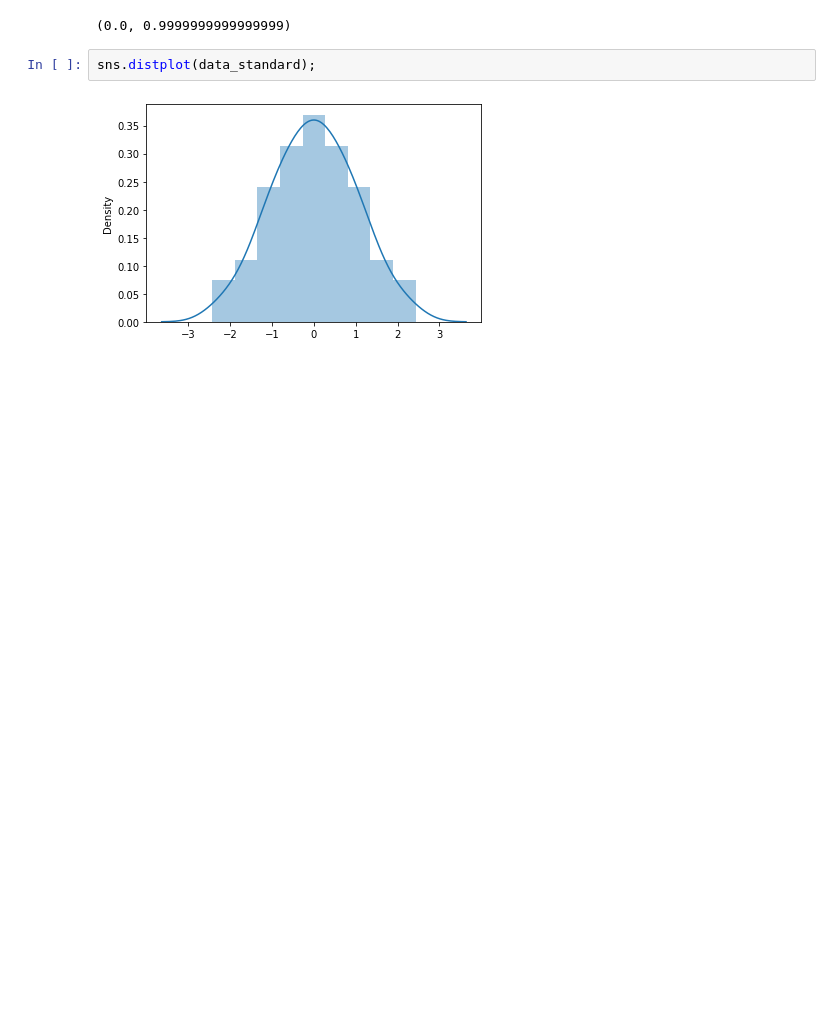
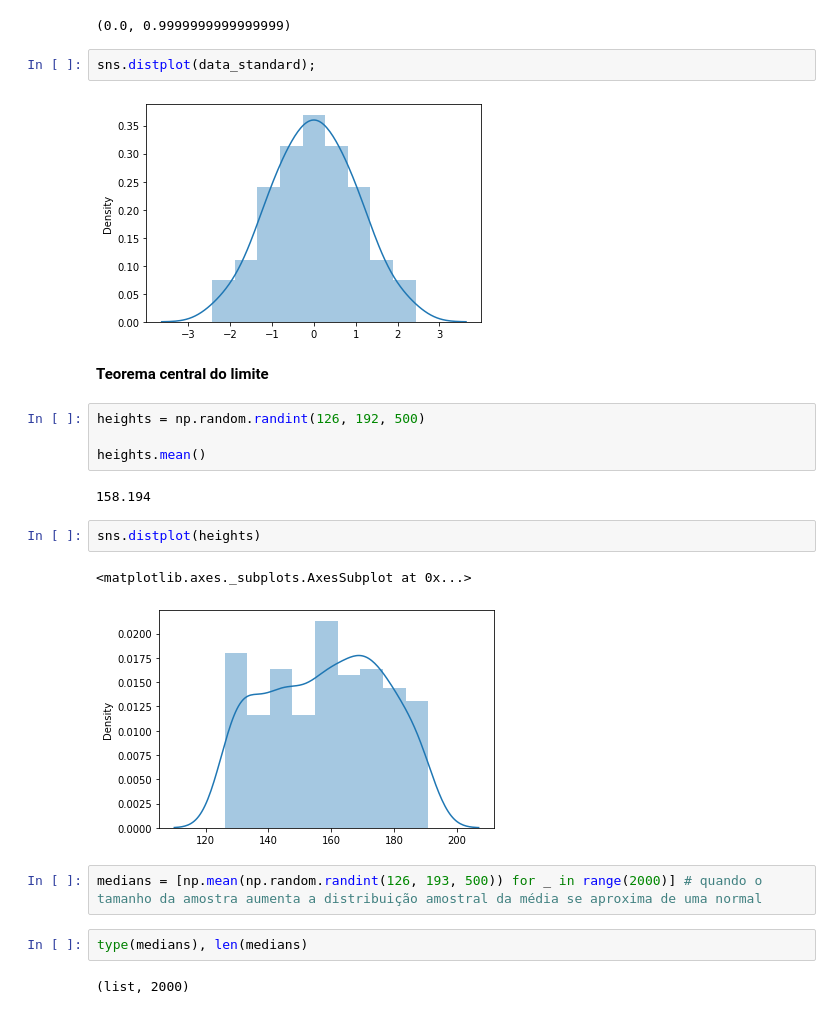
Before and after one commit to miller00315/estatistica_machine_learning, a Jupyter notebook: distribuicoes.ipynb, the cells around one changed output. Drawn from its saved outputs; the diff is of its cells as text; blank space fills up the shorter version.

```diff
--- a/distribuicoes.ipynb
+++ b/distribuicoes.ipynb
@@ -186,3 +186,22 @@ data_standard.mean(), np.std(data_standard)
 sns.distplot(data_standard);
 # %% [output]
 [figure]
+# %% [markdown]
+**Teorema central do limite**
+# %%
+heights = np.random.randint(126, 192, 500)
+
+heights.mean()
+# %% [output]
+158.194
+# %%
+sns.distplot(heights)
+# %% [output]
+<matplotlib.axes._subplots.AxesSubplot at 0x...>
+[figure, added]
+# %%
+medians = [np.mean(np.random.randint(126, 193, 500)) for _ in range(2000)] # quando o tamanho da amostra aumenta a distribuição amostral da média se aproxima de uma normal
+# %%
+type(medians), len(medians)
+# %% [output]
+(list, 2000)
```
Also changed, not shown: parts of 1 cell of this notebook.
